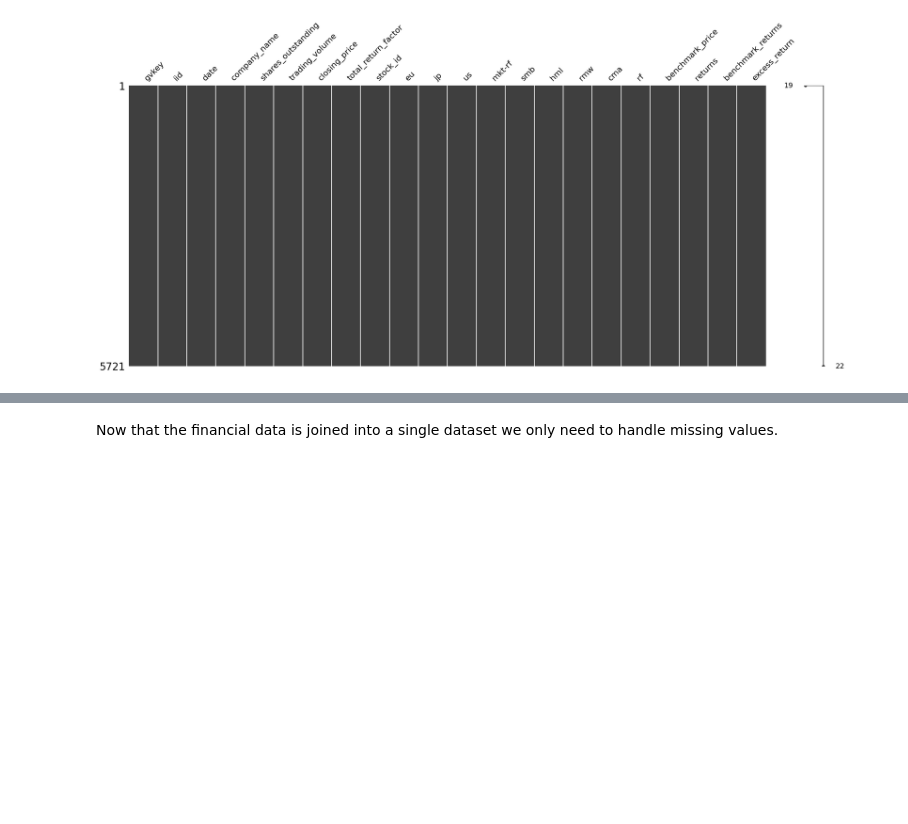
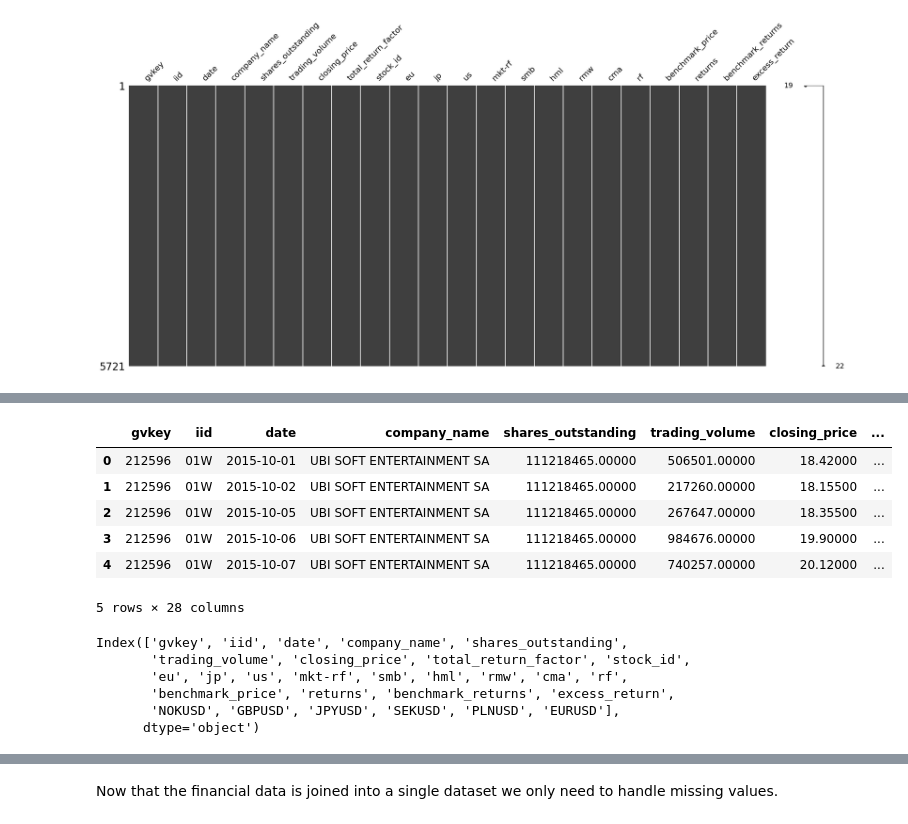
Before and after one commit to c0nn0rstevens/video-game-review-scores-returns-thesis, a Jupyter notebook: stock_prices_data_exploration.ipynb, the cells around one changed output, grey strips where cells are left out. Saved outputs shown, nothing was run; the diff lists cells and outputs as text; code cells hidden in the pictures; blank space fills up the shorter version.

```diff
--- a/stock_prices_data_exploration.ipynb
+++ b/stock_prices_data_exploration.ipynb
@@ -784,0 +822,18 @@ test.head()
+# %%
+# Load currencies.
+fx_df = pd.read_csv(
+    '/Users/connor.stevens/Library/Mobile Documents/com~apple~CloudDocs/Masters Thesis Spring 2023/data/fx_mid_price_history_daily.csv',
+    skiprows=2,
+    delimiter=';',
+    header=0,
+    names=[
+        'date',
+        'NOKUSD',
+        'GBPUSD',
+        'JPYUSD',
+        'SEKUSD',
+        'PLNUSD',
+        'EURUSD'
+    ]
+)
+fx_df.head()
@@ -784,0 +858,10 @@ test.head()
+# %%
+# Using companies_list from earlier in the notebook which loads a dictionary of
+# information on all of the companies included in the study.
+fx_df['NOKUSD'] = fx_df['NOKUSD'].map(replace_decimal_separator)
+fx_df['GBPUSD'] = fx_df['GBPUSD'].map(replace_decimal_separator)
+fx_df['JPYUSD'] = fx_df['JPYUSD'].map(replace_decimal_separator)
+fx_df['SEKUSD'] = fx_df['SEKUSD'].map(replace_decimal_separator)
+fx_df['PLNUSD'] = fx_df['PLNUSD'].map(replace_decimal_separator)
+fx_df['EURUSD'] = fx_df['EURUSD'].map(replace_decimal_separator)
+fx_df.head()
@@ -784,0 +875,10 @@ test.head()
+# %%
+# Parse columns correctly.
+fx_df['date'] = fx_df['date'].map(parse_date_column_mdy)
+fx_df['NOKUSD'] = fx_df['NOKUSD'].astype(float)
+fx_df['GBPUSD'] = fx_df['GBPUSD'].astype(float)
+fx_df['JPYUSD'] = fx_df['JPYUSD'].astype(float)
+fx_df['SEKUSD'] = fx_df['SEKUSD'].astype(float)
+fx_df['PLNUSD'] = fx_df['PLNUSD'].astype(float)
+fx_df['EURUSD'] = fx_df['EURUSD'].astype(float)
+fx_df.dtypes
@@ -784,0 +904,21 @@ test.head()
+# %%
+# Join fx data to stock data.
+stock_ff_fx_index_df = pd.merge(stock_ff_index_df, fx_df, how='left', on='date')
+stock_ff_fx_index_df.head()
+# %% [output]
+|  | gvkey | iid | date | company_name | shares_outstanding | trading_volume | closing_price | ... |
+| 0 | 212596 | 01W | 2015-10-01 | UBI SOFT ENTERTAINMENT SA | 111218465.00000 | 506501.00000 | 18.42000 | ... |
+| 1 | 212596 | 01W | 2015-10-02 | UBI SOFT ENTERTAINMENT SA | 111218465.00000 | 217260.00000 | 18.15500 | ... |
+| 2 | 212596 | 01W | 2015-10-05 | UBI SOFT ENTERTAINMENT SA | 111218465.00000 | 267647.00000 | 18.35500 | ... |
+| 3 | 212596 | 01W | 2015-10-06 | UBI SOFT ENTERTAINMENT SA | 111218465.00000 | 984676.00000 | 19.90000 | ... |
+| 4 | 212596 | 01W | 2015-10-07 | UBI SOFT ENTERTAINMENT SA | 111218465.00000 | 740257.00000 | 20.12000 | ... |
+5 rows × 28 columns
+# %%
+stock_ff_fx_index_df.columns
+# %% [output]
+Index(['gvkey', 'iid', 'date', 'company_name', 'shares_outstanding',
+       'trading_volume', 'closing_price', 'total_return_factor', 'stock_id',
+       'eu', 'jp', 'us', 'mkt-rf', 'smb', 'hml', 'rmw', 'cma', 'rf',
+       'benchmark_price', 'returns', 'benchmark_returns', 'excess_return',
+       'NOKUSD', 'GBPUSD', 'JPYUSD', 'SEKUSD', 'PLNUSD', 'EURUSD'],
+      dtype='object')
```
Also changed, not shown: parts of 52 cells of this notebook.
